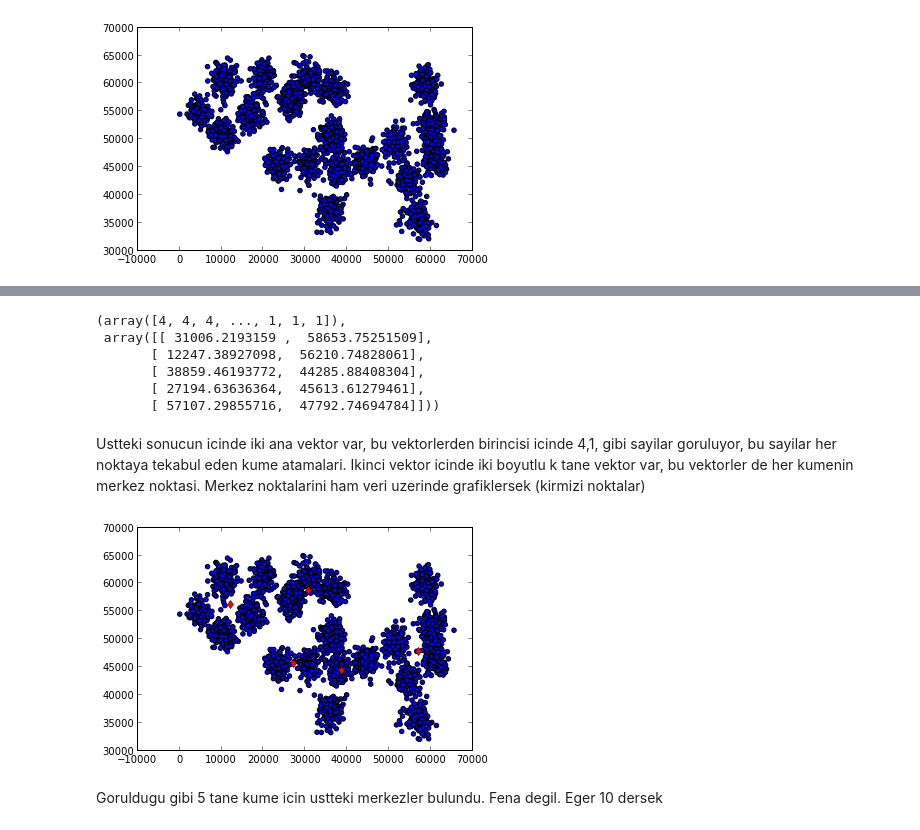
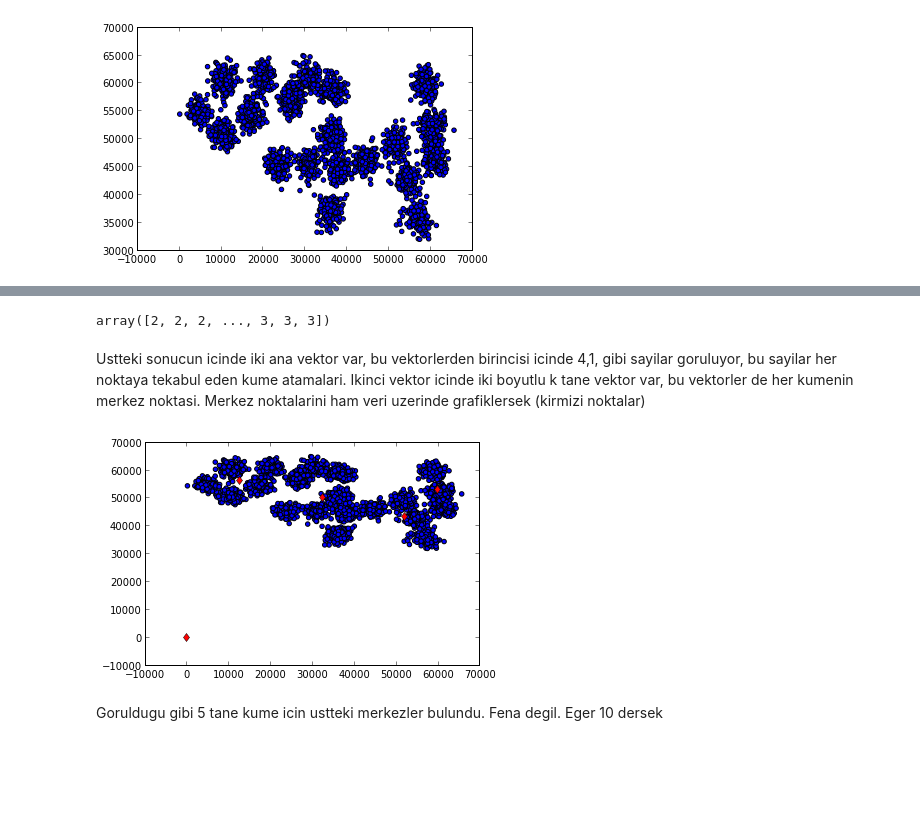
Before and after one commit to theparma/classnotes, a Jupyter notebook: app-math-tr/kmeans/kmeans.ipynb, the cells around one changed output, grey strips where cells are left out. Saved outputs shown, nothing was run; the diff lists cells and outputs as text; code cells hidden in the pictures; blank space fills up the shorter version.

```diff
--- a/app-math-tr/kmeans/kmeans.ipynb
+++ b/app-math-tr/kmeans/kmeans.ipynb
@@ -121,2 +72,0 @@ def kmeans(X, k=5, niter=100):
-# %%
-c = kmeans(data)
@@ -137,12 +73,37 @@ it: 12, num. changes: 0
-# %%
-c
-# %% [output]
-(array([4, 4, 4, ..., 1, 1, 1]),
- array([[ 31006.2193159 ,  58653.75251509],
-       [ 12247.38927098,  56210.74828061],
-       [ 38859.46193772,  44285.88408304],
-       [ 27194.63636364,  45613.61279461],
-       [ 57107.29855716,  47792.74694784]]))
+# %%
+def euc_to_clusters(x,y):
+    return np.sqrt(np.sum((x-y)**2, axis=1))
+
+class KMeans():
+    def __init__(self,k,iter):
+        self.k = k
+        self.iter = iter
+    def fit(self,X):
+        # her veri noktasi icin rasgele kume merkezi ata
+        self.labels_ = np.array([random.randint(0,self.k-1) for i in range(X.shape[0])])
+        self.centers_ = np.zeros((self.k,X.shape[1]))
+        for i in range(self.iter):
+            # yeni kume merkezleri uret
+            for j in range(self.k):
+                # eger kume j icinde hic nokta yoksa, ortalama (mean)
+                # hesabi yapma, cunku o zaman nan degeri geliyor, ve
+                # hesabin geri kalani bozuluyor.
+                if len(X[self.labels_ == j]) == 0: continue
+                center = np.mean(X[self.labels_ == j],axis=0)
+                self.centers_[j,:] = center
+            # her nokta icin kume merkezlerine gore kume atamasi yap
+            self.labels_ = []
+            for point in X:
+                c = np.argmin(euc_to_clusters(self.centers_, point))
+                self.labels_.append(int(c))
+
+            self.labels_ = np.array(self.labels_)
+# %%
+cf = KMeans(k=5,iter=20)
+cf.fit(data)
+cf.labels_
+# %% [output]
+array([2, 2, 2, ..., 3, 3, 3])
 # %% [markdown]
 Ustteki sonucun icinde iki ana vektor var, bu vektorlerden birincisi
 icinde 4,1, gibi sayilar goruluyor, bu sayilar her noktaya tekabul
@@ -152,9 +113,9 @@ veri uzerinde grafiklersek (kirmizi noktalar)
 # %%
 scatter(data[:,0],data[:,1])
 plt.hold(True)
-for x in c[1]: plot(x[0],x[1],'rd')
+for x in cf.centers_: plot(x[0],x[1],'rd')
 # %% [output]
-[figure, old version]
+[figure, new version]
 # %% [markdown]
 Goruldugu gibi 5 tane kume icin ustteki merkezler bulundu. Fena
 degil. Eger 10 dersek
```
Also changed, not shown: parts of 3 cells of this notebook.
